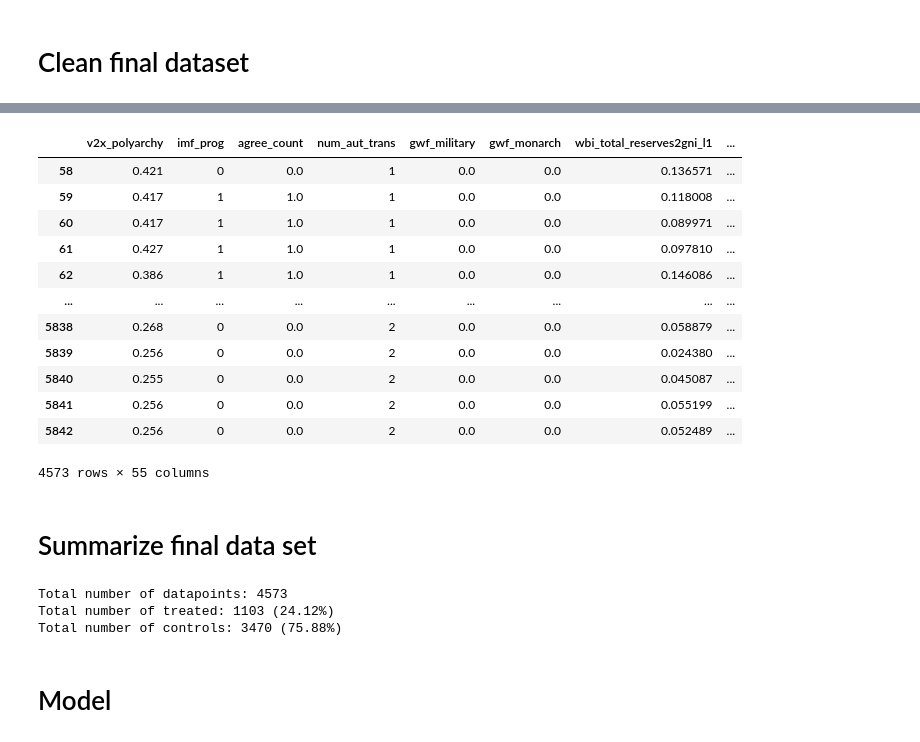
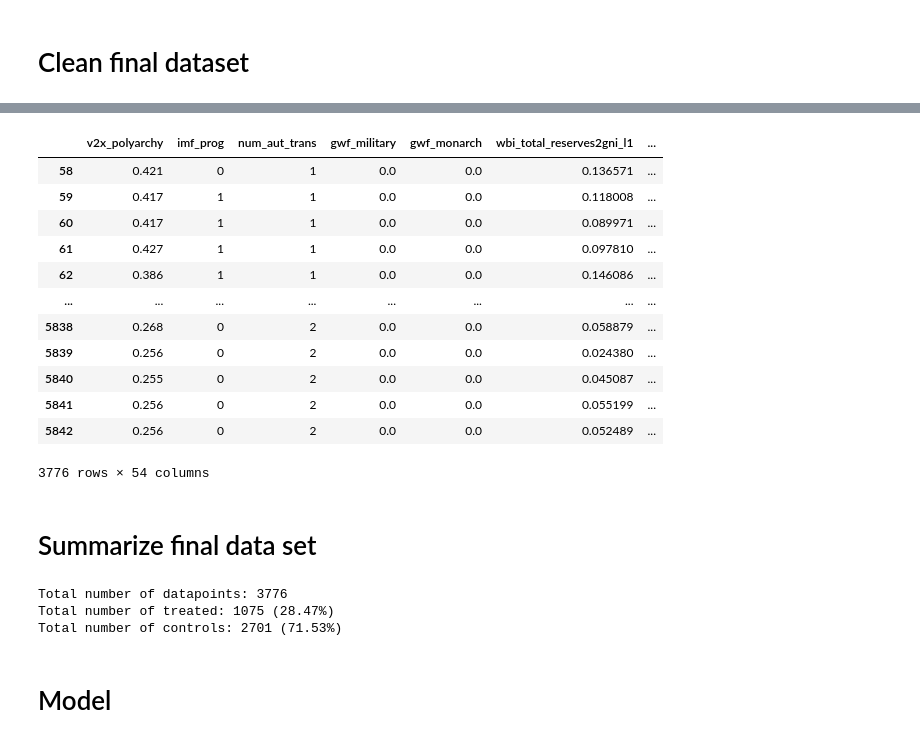
Before and after one commit to Flosam/imf_causal_effect, a Jupyter notebook: Notebook.ipynb, the cells around one changed output, grey strips where cells are left out. Drawn from its saved outputs; the diff is of its cells as text; code cells hidden in the pictures.

```diff
--- a/Notebook.ipynb
+++ b/Notebook.ipynb
@@ -747,8 +787,6 @@ year_dummies_cols = list(year_dummies.columns)
 imf_vdem_ctrl6 = pd.concat([imf_vdem_ctrl5,region_dummies,year_dummies], axis=1)
 # %% [markdown]
 # Clean final dataset
-# %%
-imf_vdem_ctrl6.drop(columns=['v2x_regime_amb','is_autocracy','country','imf_xr_dep_acc','countrycode'], inplace=True)
 # %%
 imf_vdem_ctrl5.columns
 # %% [output]
@@ -771,27 +809,28 @@ Index(['year', 'ccode_cow', 'country_text_id', 'cname_imf', 'agree_count',
        'imf_xr_dep', 'imf_xr_dep_acc', 'imf_curr_crash', 'ACTOTAL'],
       dtype='object')
 # %%
-paper_vars = ['v2x_polyarchy','imf_prog','agree_count','num_aut_trans','gwf_military','gwf_monarch','wbi_total_reserves2gni_l1',
+imf_vdem_ctrl6['v2x_polyarchy_gr'] = np.log(imf_vdem_ctrl6['v2x_polyarchy_n1']) - np.log(imf_vdem_ctrl6['v2x_polyarchy'])
+paper_vars = ['v2x_polyarchy','imf_prog','num_aut_trans','gwf_military','gwf_monarch','wbi_total_reserves2gni_l1',
               'l_rgdpe_pc_l1','ld_rgdpe_pc_l1','oil_exporter','imf_curr_crash','ACTOTAL']
 paper_vars = paper_vars + region_dummies_cols + year_dummies_cols
 
 lower_inc_countries = imf_vdem_ctrl6[~imf_vdem_ctrl6['wbi_region_name'].isin(['North America','Europe & Central Asia'])]
-paper_data = imf_vdem_ctrl6[paper_vars].dropna(how='any')
+paper_data = lower_inc_countries[paper_vars].dropna(how='any')
 paper_data
 # %% [output]
-|  | v2x_polyarchy | imf_prog | agree_count | num_aut_trans | gwf_military | gwf_monarch | wbi_total_reserves2gni_l1 | ... |
-| 58 | 0.421 | 0 | 0.0 | 1 | 0.0 | 0.0 | 0.136571 | ... |
-| 59 | 0.417 | 1 | 1.0 | 1 | 0.0 | 0.0 | 0.118008 | ... |
-| 60 | 0.417 | 1 | 1.0 | 1 | 0.0 | 0.0 | 0.089971 | ... |
-| 61 | 0.427 | 1 | 1.0 | 1 | 0.0 | 0.0 | 0.097810 | ... |
-| 62 | 0.386 | 1 | 1.0 | 1 | 0.0 | 0.0 | 0.146086 | ... |
-| ... | ... | ... | ... | ... | ... | ... | ... | ... |
-| 5838 | 0.268 | 0 | 0.0 | 2 | 0.0 | 0.0 | 0.058879 | ... |
-| 5839 | 0.256 | 0 | 0.0 | 2 | 0.0 | 0.0 | 0.024380 | ... |
-| 5840 | 0.255 | 0 | 0.0 | 2 | 0.0 | 0.0 | 0.045087 | ... |
-| 5841 | 0.256 | 0 | 0.0 | 2 | 0.0 | 0.0 | 0.055199 | ... |
-| 5842 | 0.256 | 0 | 0.0 | 2 | 0.0 | 0.0 | 0.052489 | ... |
+|  | v2x_polyarchy | imf_prog | num_aut_trans | gwf_military | gwf_monarch | wbi_total_reserves2gni_l1 | ... |
+| 58 | 0.421 | 0 | 1 | 0.0 | 0.0 | 0.136571 | ... |
+| 59 | 0.417 | 1 | 1 | 0.0 | 0.0 | 0.118008 | ... |
+| 60 | 0.417 | 1 | 1 | 0.0 | 0.0 | 0.089971 | ... |
+| 61 | 0.427 | 1 | 1 | 0.0 | 0.0 | 0.097810 | ... |
+| 62 | 0.386 | 1 | 1 | 0.0 | 0.0 | 0.146086 | ... |
+| ... | ... | ... | ... | ... | ... | ... | ... |
+| 5838 | 0.268 | 0 | 2 | 0.0 | 0.0 | 0.058879 | ... |
+| 5839 | 0.256 | 0 | 2 | 0.0 | 0.0 | 0.024380 | ... |
+| 5840 | 0.255 | 0 | 2 | 0.0 | 0.0 | 0.045087 | ... |
+| 5841 | 0.256 | 0 | 2 | 0.0 | 0.0 | 0.055199 | ... |
+| 5842 | 0.256 | 0 | 2 | 0.0 | 0.0 | 0.052489 | ... |
-4573 rows × 55 columns
+3776 rows × 54 columns
 # %% [markdown]
 # Summarize final data set
 # %%
@@ -804,9 +843,9 @@ print("Total number of datapoints: " + str(total_cu))
 print("Total number of treated: " + str(total_t) + " (" + str(round(100*total_t/total_cu,2)) + "%)")
 print("Total number of controls: " + str(total_c) + " (" + str(round(100*total_c/total_cu,2)) + "%)")
 # %% [output]
-Total number of datapoints: 4573
-Total number of treated: 1103 (24.12%)
-Total number of controls: 3470 (75.88%)
+Total number of datapoints: 3776
+Total number of treated: 1075 (28.47%)
+Total number of controls: 2701 (71.53%)
 # %%
 data.to_csv('data.csv',index=False)
 # %% [markdown]
```
Also changed, not shown: parts of 14 cells of this notebook, 4 other files.
